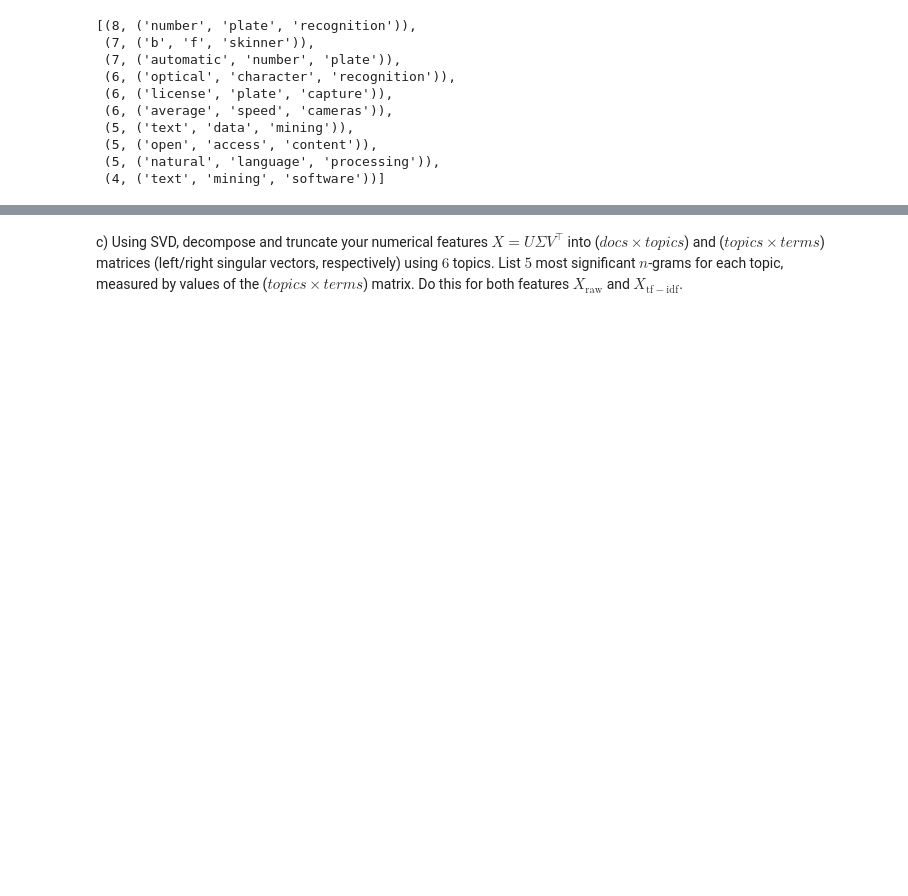
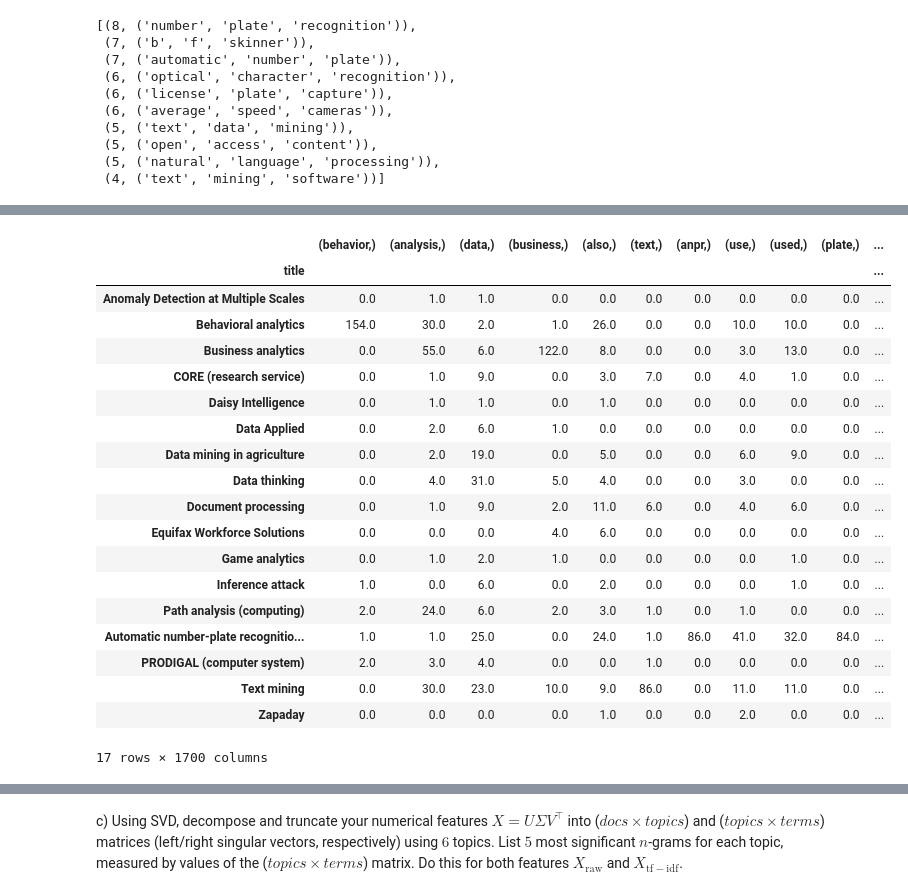
Before and after one commit to banditar/DataMining-2022-aalto, a Jupyter notebook: Assignment 5/Homework5.ipynb, the cells around one changed output, grey strips where cells are left out. Drawn from its saved outputs; the diff is of its cells as text; code cells hidden in the pictures; blank space fills up the shorter version.

```diff
--- a/Assignment 5/Homework5.ipynb
+++ b/Assignment 5/Homework5.ipynb
@@ -103,6 +102,13 @@ def make_ngram(corpus: list[str], n: int) -> Dict[Tuple[str, ...], int]:
 df['unigrams'] = df['filtered_text'].map(lambda x: make_ngram(x, n=1))
 df['bigrams'] = df['filtered_text'].map(lambda x: make_ngram(x, n=2))
 df['trigrams'] = df['filtered_text'].map(lambda x: make_ngram(x, n=3))
-df['all_grams'] = {**df['unigrams'], **df['bigrams'], **df["trigrams"]}
+df["all_grams"] = "{}"
+
+for idx, row in df.iterrows():
+    row["all_grams"] = {**row['unigrams'], **row["bigrams"], **row["trigrams"]}
+
+for _, g in df.iterrows():
+    print(len(g["unigrams"]), len(g["bigrams"]), len(g["trigrams"]), len(g["all_grams"]))
+
 df
 # %% [output]
@@ -202,19 +238,44 @@ get_most_frequent(df['trigrams'], 10)
 # %%
-def get_count_matrix(ngram: str) -> pd.DataFrame:
+def get_count_matrix(ngram: str = "all_grams") -> pd.DataFrame:
     """Returns a raw count matrix for the given n-gram.
 
     The matrix should contain the n most frequent n-grams as columns and the titles as rows.
 
     :param ngram: the n-gram to use. Can be 'unigram', 'bigram', or 'trigram'
     :return: a count matrix. The columns are the n-grams, the rows are the titles.
     """
     assert ngram in ['unigrams', 'bigrams', 'trigrams', "all_grams"]
     mfw = get_most_frequent(df[ngram], 1700)
     arr = np.zeros([17, 1700])
     for doc_idx, doc in df.iterrows():
         mfw_doc = doc[ngram]
         for w_idx, (_, words) in enumerate(mfw):
             count = mfw_doc[words] if words in mfw_doc else 0
             arr[doc_idx][w_idx] = count
     words_ls = [words for _, words in mfw]
     return pd.DataFrame(arr, columns=words_ls, index=df['title'])
+
+
+X_raw = get_count_matrix()
+X_raw
+# %% [output]
+|  | (behavior,) | (analysis,) | (data,) | (business,) | (also,) | (text,) | (anpr,) | (use,) | (used,) | (plate,) | ... |
+| title |  |  |  |  |  |  |  |  |  |  | ... |
+| Anomaly Detection at Multiple Scales | 0.0 | 1.0 | 1.0 | 0.0 | 0.0 | 0.0 | 0.0 | 0.0 | 0.0 | 0.0 | ... |
+| Behavioral analytics | 154.0 | 30.0 | 2.0 | 1.0 | 26.0 | 0.0 | 0.0 | 10.0 | 10.0 | 0.0 | ... |
+| Business analytics | 0.0 | 55.0 | 6.0 | 122.0 | 8.0 | 0.0 | 0.0 | 3.0 | 13.0 | 0.0 | ... |
+| CORE (research service) | 0.0 | 1.0 | 9.0 | 0.0 | 3.0 | 7.0 | 0.0 | 4.0 | 1.0 | 0.0 | ... |
+| Daisy Intelligence | 0.0 | 1.0 | 1.0 | 0.0 | 1.0 | 0.0 | 0.0 | 0.0 | 0.0 | 0.0 | ... |
+| Data Applied | 0.0 | 2.0 | 6.0 | 1.0 | 0.0 | 0.0 | 0.0 | 0.0 | 0.0 | 0.0 | ... |
+| Data mining in agriculture | 0.0 | 2.0 | 19.0 | 0.0 | 5.0 | 0.0 | 0.0 | 6.0 | 9.0 | 0.0 | ... |
+| Data thinking | 0.0 | 4.0 | 31.0 | 5.0 | 4.0 | 0.0 | 0.0 | 3.0 | 0.0 | 0.0 | ... |
+| Document processing | 0.0 | 1.0 | 9.0 | 2.0 | 11.0 | 6.0 | 0.0 | 4.0 | 6.0 | 0.0 | ... |
+| Equifax Workforce Solutions | 0.0 | 0.0 | 0.0 | 4.0 | 6.0 | 0.0 | 0.0 | 0.0 | 0.0 | 0.0 | ... |
+| Game analytics | 0.0 | 1.0 | 2.0 | 1.0 | 0.0 | 0.0 | 0.0 | 0.0 | 1.0 | 0.0 | ... |
+| Inference attack | 1.0 | 0.0 | 6.0 | 0.0 | 2.0 | 0.0 | 0.0 | 0.0 | 1.0 | 0.0 | ... |
+| Path analysis (computing) | 2.0 | 24.0 | 6.0 | 2.0 | 3.0 | 1.0 | 0.0 | 1.0 | 0.0 | 0.0 | ... |
+| Automatic number-plate recognitio... | 1.0 | 1.0 | 25.0 | 0.0 | 24.0 | 1.0 | 86.0 | 41.0 | 32.0 | 84.0 | ... |
+| PRODIGAL (computer system) | 2.0 | 3.0 | 4.0 | 0.0 | 0.0 | 1.0 | 0.0 | 0.0 | 0.0 | 0.0 | ... |
+| Text mining | 0.0 | 30.0 | 23.0 | 10.0 | 9.0 | 86.0 | 0.0 | 11.0 | 11.0 | 0.0 | ... |
+| Zapaday | 0.0 | 0.0 | 0.0 | 0.0 | 1.0 | 0.0 | 0.0 | 2.0 | 0.0 | 0.0 | ... |
+17 rows × 1700 columns
```
Also changed, not shown: parts of 9 cells of this notebook.
